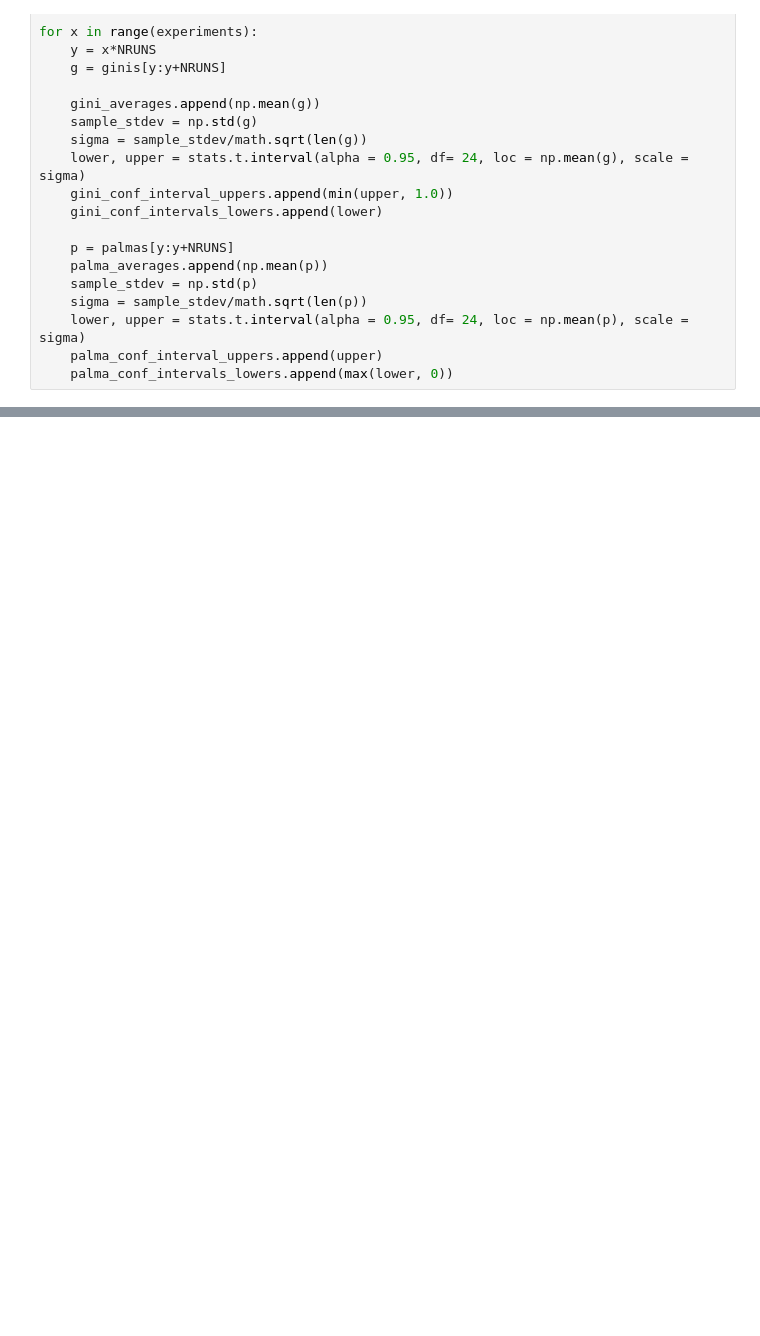
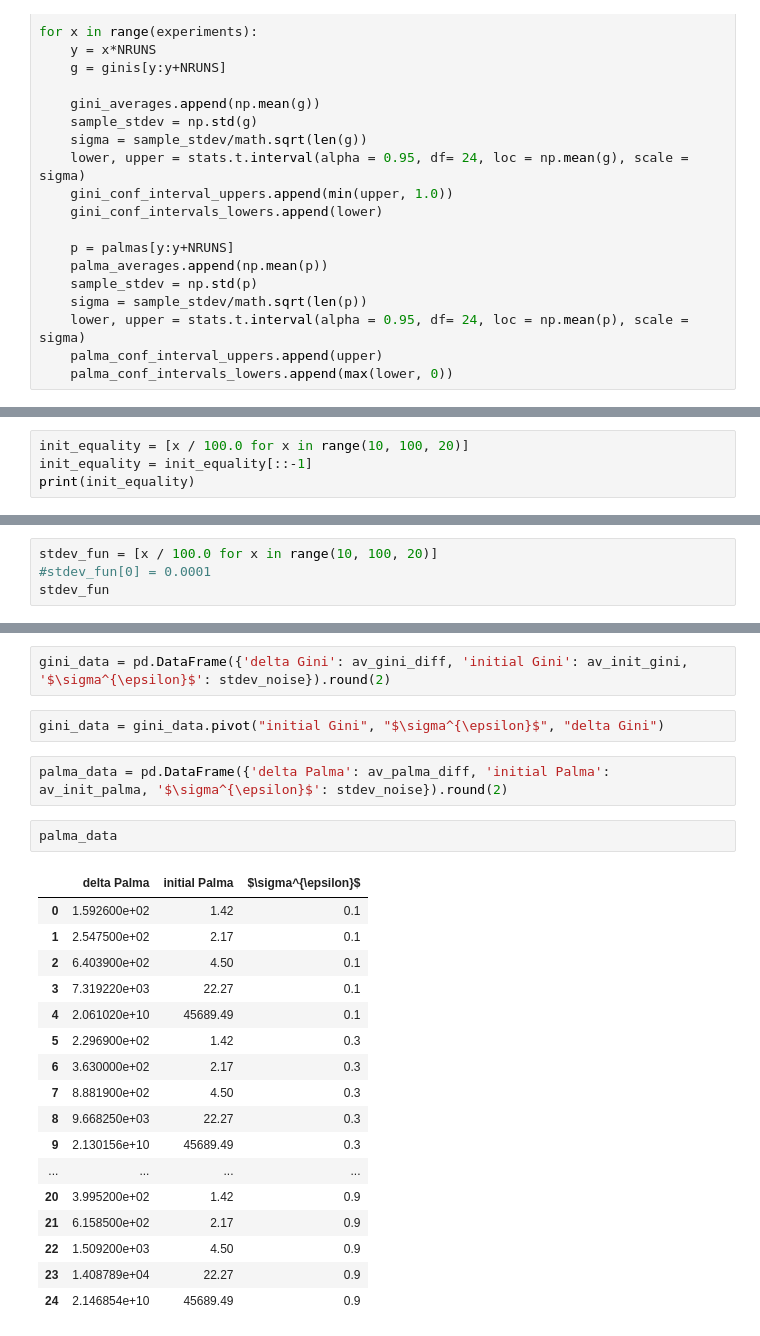
Before and after one commit to joerischasfoort/asset_volatility_wealth_inequality, a Jupyter notebook: volatility_inequality_model.ipynb, the cells around one changed output, grey strips where cells are left out. Cells and saved outputs as stored; diff of their text form; blank space fills up the shorter version.

```diff
--- a/volatility_inequality_model.ipynb
+++ b/volatility_inequality_model.ipynb
@@ -577,0 +588,4 @@ fig.savefig('stdev_f_inequality_robustness_check.png', dpi=200, bbox_inches = 't
+# %%
+init_equality = [x / 100.0 for x in range(10, 100, 20)]
+init_equality = init_equality[::-1]
+print(init_equality)
@@ -577,0 +594,4 @@ fig.savefig('stdev_f_inequality_robustness_check.png', dpi=200, bbox_inches = 't
+# %%
+stdev_fun = [x / 100.0 for x in range(10, 100, 20)]
+#stdev_fun[0] = 0.0001
+stdev_fun
@@ -577,0 +673,26 @@ fig.savefig('stdev_f_inequality_robustness_check.png', dpi=200, bbox_inches = 't
+# %%
+gini_data = pd.DataFrame({'delta Gini': av_gini_diff, 'initial Gini': av_init_gini, '$\sigma^{\epsilon}$': stdev_noise}).round(2)
+# %%
+gini_data = gini_data.pivot("initial Gini", "$\sigma^{\epsilon}$", "delta Gini")
+# %%
+palma_data = pd.DataFrame({'delta Palma': av_palma_diff, 'initial Palma': av_init_palma, '$\sigma^{\epsilon}$': stdev_noise}).round(2)
+# %%
+palma_data
+# %% [output]
+|  | delta Palma | initial Palma | $\sigma^{\epsilon}$ |
+| 0 | 1.592600e+02 | 1.42 | 0.1 |
+| 1 | 2.547500e+02 | 2.17 | 0.1 |
+| 2 | 6.403900e+02 | 4.50 | 0.1 |
+| 3 | 7.319220e+03 | 22.27 | 0.1 |
+| 4 | 2.061020e+10 | 45689.49 | 0.1 |
+| 5 | 2.296900e+02 | 1.42 | 0.3 |
+| 6 | 3.630000e+02 | 2.17 | 0.3 |
+| 7 | 8.881900e+02 | 4.50 | 0.3 |
+| 8 | 9.668250e+03 | 22.27 | 0.3 |
+| 9 | 2.130156e+10 | 45689.49 | 0.3 |
+| ... | ... | ... | ... |
+| 20 | 3.995200e+02 | 1.42 | 0.9 |
+| 21 | 6.158500e+02 | 2.17 | 0.9 |
+| 22 | 1.509200e+03 | 4.50 | 0.9 |
+| 23 | 1.408789e+04 | 22.27 | 0.9 |
+| 24 | 2.146854e+10 | 45689.49 | 0.9 |
```
Also changed, not shown: parts of 34 cells of this notebook, 5 other files.
